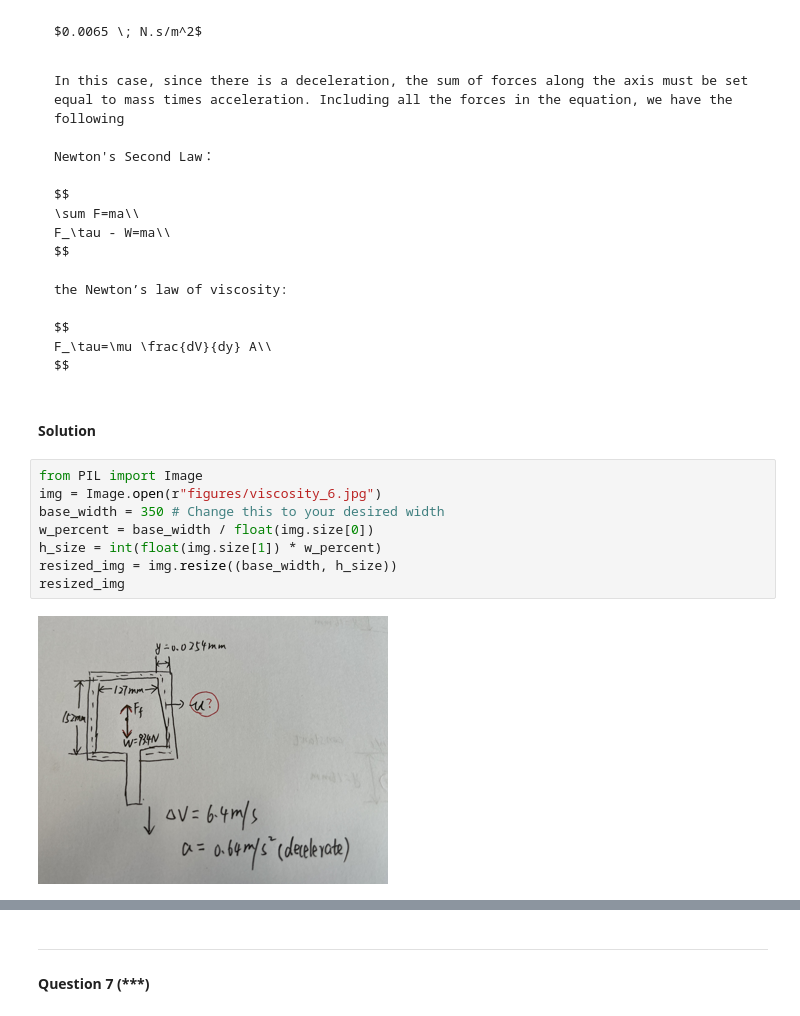
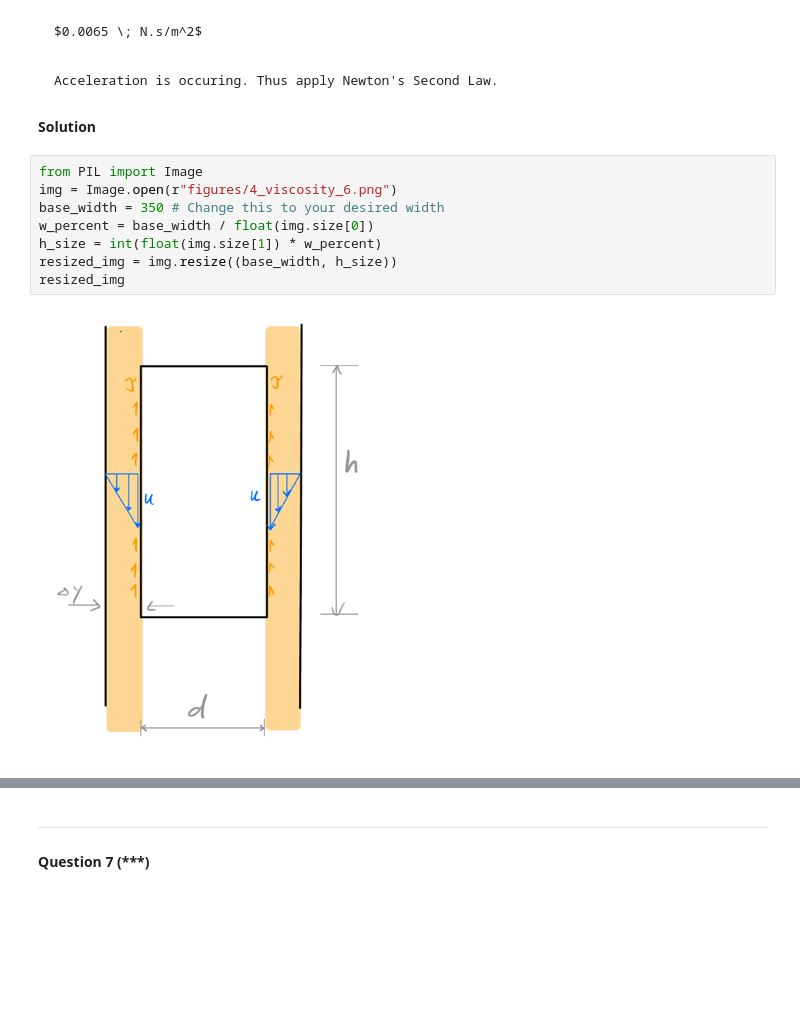
Before and after one commit to Maria9925/CIVIL_202_25, a Jupyter notebook: _sources/Module2Hydrostatics_Sol.ipynb, the cells around one changed output, grey strips where cells are left out. Cells and saved outputs as stored; diff of their text form; blank space fills up the shorter version.

````diff
--- a/_sources/Module2Hydrostatics_Sol.ipynb
+++ b/_sources/Module2Hydrostatics_Sol.ipynb
@@ -482,33 +454,19 @@ A piston with diameter of 127 mm, height 152 mm and weight 93.4 N slides free in
 ```{dropdown} Answer
 $0.0065 \; N.s/m^2$
 ```
-# %% [markdown]
-```{dropdown} Hint
-In this case, since there is a deceleration, the sum of forces along the axis must be set equal to mass times acceleration. Including all the forces in the equation, we have the following
-
-Newton's Second Law：
-
-$$
-\sum F=ma\\
-F_\tau - W=ma\\
-$$
-
-the Newton’s law of viscosity:
-
-$$
-F_\tau=\mu \frac{dV}{dy} A\\
-$$
-
-```
+# %% [markdown]
+```{dropdown} Hint
+Acceleration is occuring. Thus apply Newton's Second Law.
+```
 # %% [markdown]
 **Solution**
 # %%
 from PIL import Image
-img = Image.open(r"figures/viscosity_6.jpg")
+img = Image.open(r"figures/4_viscosity_6.png")
 base_width = 350 # Change this to your desired width
 w_percent = base_width / float(img.size[0])
 h_size = int(float(img.size[1]) * w_percent)
 resized_img = img.resize((base_width, h_size))
 resized_img
 # %% [output]
-[figure, old version]
+[figure, new version]
````
Also changed, not shown: parts of 198 cells of this notebook, 40 other files.
